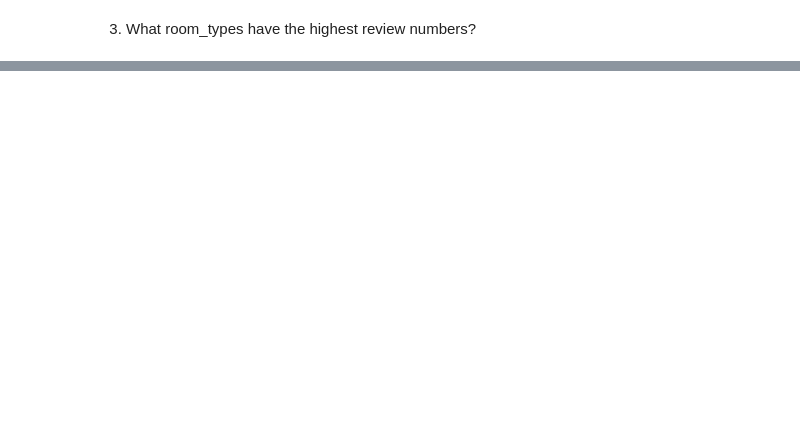
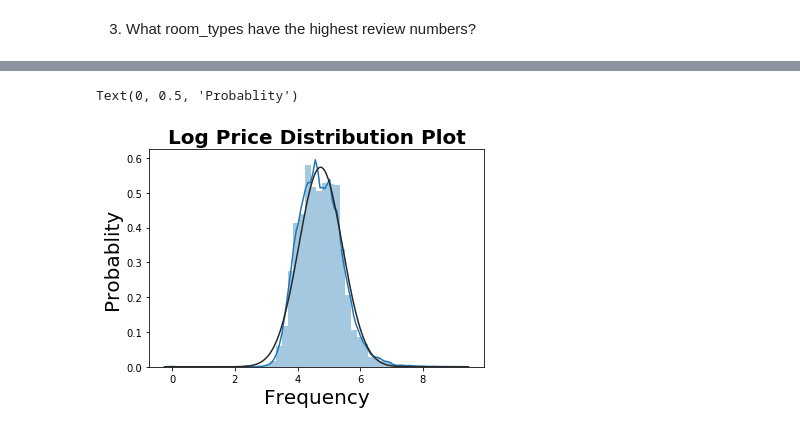
Before and after one commit to celestebarrios/CS-Dojo-Data-Analysis-Visualization-with-Python-Matplotlib-and-Pandas-Matplotlib-, a Jupyter notebook: AirBnB Case Study Project Jupyter notebook.ipynb, the cells around one changed output, grey strips where cells are left out. Cells and saved outputs as stored; diff of their text form; code cells hidden in the pictures; blank space fills up the shorter version.

```diff
--- a/AirBnB Case Study Project Jupyter notebook.ipynb
+++ b/AirBnB Case Study Project Jupyter notebook.ipynb
@@ -76,0 +310,12 @@ Also, if you uncovered some more details that were not asked above, please discr
+# %%
+#right skewed, not a bell-curve
+air_bnb['price_log'] = np.log(air_bnb.price+1)
+#less people are willing to pay more as excpected as there is a plateau to the right\
+plt.figure()
+sns.distplot(air_bnb['price_log'], fit=norm)
+plt.title("Log Price Distribution Plot",size=20, weight='bold')
+plt.xlabel("Frequency", size=20)
+plt.ylabel("Probablity", size=20)
+# %% [output]
+Text(0, 0.5, 'Probablity')
+[figure, added]
```
Also changed, not shown: parts of 33 cells of this notebook, 3 other files.
